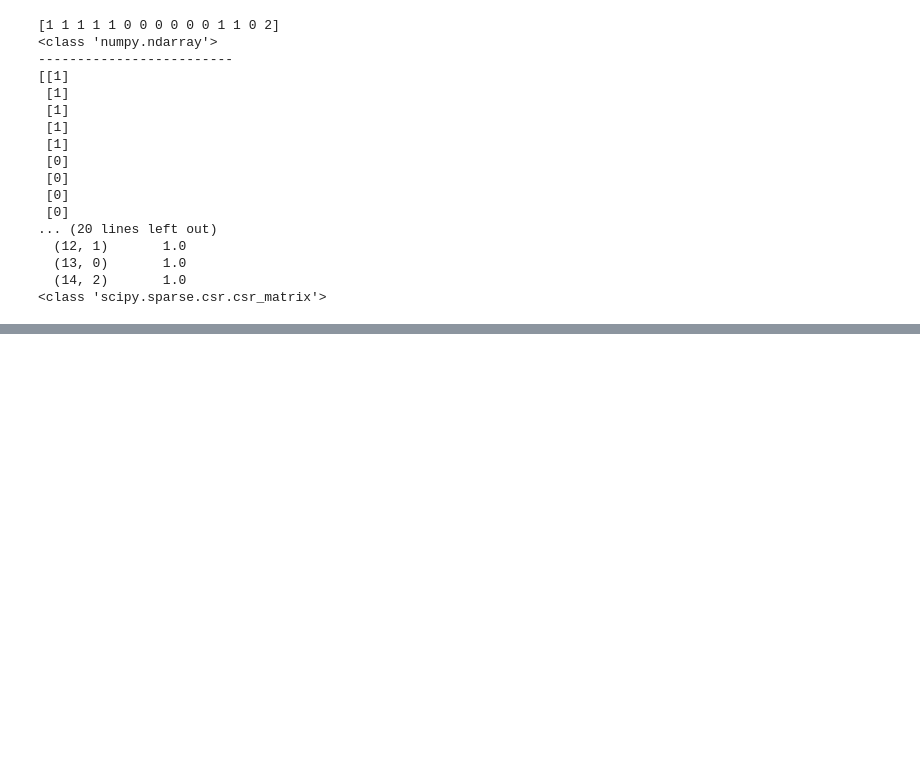
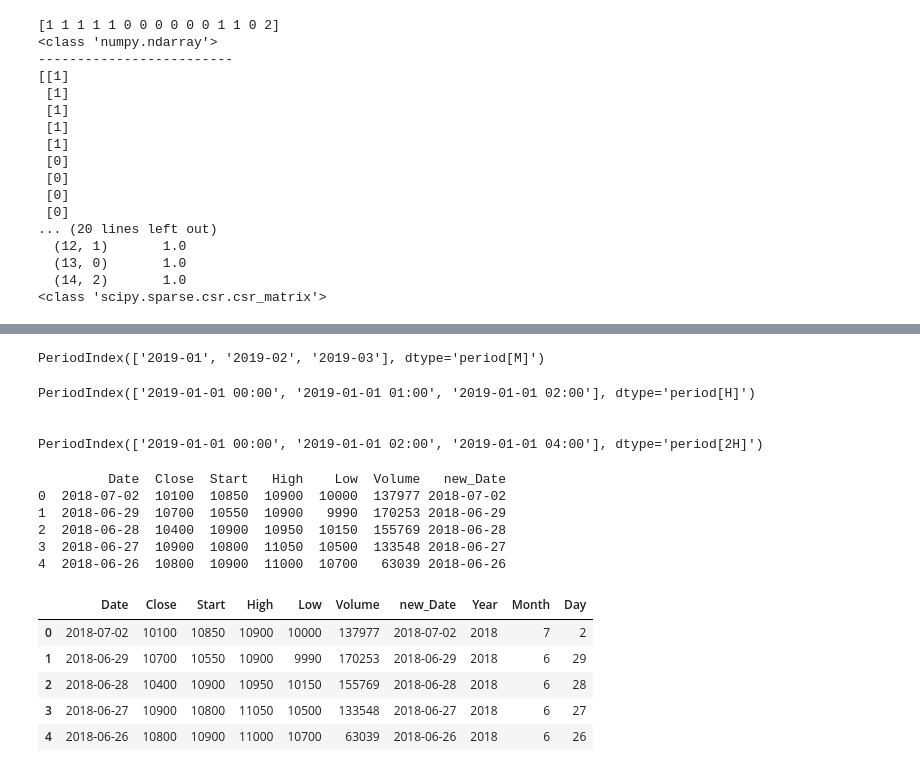
Before and after one commit to son556/python_pandas, a Jupyter notebook: part_5_review.ipynb, the cells around one changed output, grey strips where cells are left out. Drawn from its saved outputs; the diff is of its cells as text; code cells hidden in the pictures; blank space fills up the shorter version.

```diff
--- a/part_5_review.ipynb
+++ b/part_5_review.ipynb
@@ -624,0 +825,58 @@ print(type(onehot_fitted))
+# %%
+import pandas as pd
+
+pr_m = pd.period_range(start = '2019-01-01',
+                      end = None,
+                      periods = 3,
+                      freq = 'M')
+print(pr_m)
+# %% [output]
+PeriodIndex(['2019-01', '2019-02', '2019-03'], dtype='period[M]')
+# %%
+# period 배열 만들기 - 1시간 길이
+pr_h = pd.period_range(start = '2019-01-01',
+                      end = None, # 날짜 범위 끝
+                      periods = 3, # 생성할 Period 개수
+                      freq = 'H') # 기간의 길이(H: 시간)
+print(pr_h)
+print('\n')
+
+# Period 배열 만들기 - 2시간 길이
+pr_2h = pd.period_range(start='2019-01-01',
+                       end = None,
+                       periods =3,
+                       freq = '2H')
+print(pr_2h)
+# %% [output]
+PeriodIndex(['2019-01-01 00:00', '2019-01-01 01:00', '2019-01-01 02:00'], dtype='period[H]')
+
+
+PeriodIndex(['2019-01-01 00:00', '2019-01-01 02:00', '2019-01-01 04:00'], dtype='period[2H]')
+# %%
+# 날짜 데이터 분리
+import pandas as pd
+
+df = pd.read_csv('dataset/stock-data.csv')
+
+df['new_Date'] = pd.to_datetime(df['Date'])
+print(df.head())
+print('\n')
+
+# dt 속성을 이용하여 new_Date 열의 연-월-일 정보를 년, 월, 일로 구분
+df['Year'] = df['new_Date'].dt.year
+df['Month'] = df['new_Date'].dt.month
+df['Day'] = df['new_Date'].dt.day
+df.head()
+# %% [output]
+         Date  Close  Start   High    Low  Volume   new_Date
+0  2018-07-02  10100  10850  10900  10000  137977 2018-07-02
+1  2018-06-29  10700  10550  10900   9990  170253 2018-06-29
+2  2018-06-28  10400  10900  10950  10150  155769 2018-06-28
+3  2018-06-27  10900  10800  11050  10500  133548 2018-06-27
+4  2018-06-26  10800  10900  11000  10700   63039 2018-06-26
+|  | Date | Close | Start | High | Low | Volume | new_Date | Year | Month | Day |
+| 0 | 2018-07-02 | 10100 | 10850 | 10900 | 10000 | 137977 | 2018-07-02 | 2018 | 7 | 2 |
+| 1 | 2018-06-29 | 10700 | 10550 | 10900 | 9990 | 170253 | 2018-06-29 | 2018 | 6 | 29 |
+| 2 | 2018-06-28 | 10400 | 10900 | 10950 | 10150 | 155769 | 2018-06-28 | 2018 | 6 | 28 |
+| 3 | 2018-06-27 | 10900 | 10800 | 11050 | 10500 | 133548 | 2018-06-27 | 2018 | 6 | 27 |
+| 4 | 2018-06-26 | 10800 | 10900 | 11000 | 10700 | 63039 | 2018-06-26 | 2018 | 6 | 26 |
```
Also changed, not shown: parts of 16 cells of this notebook.
